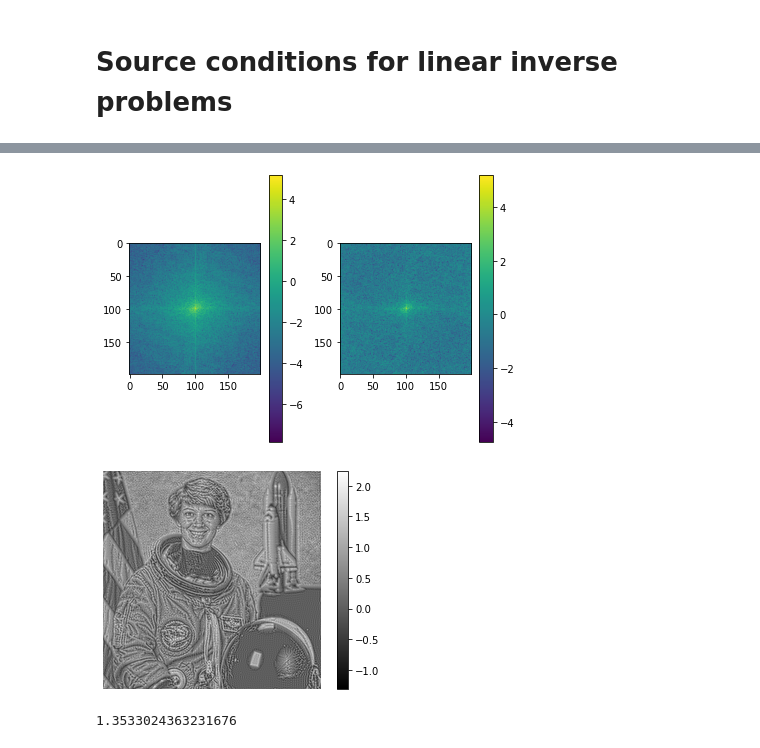
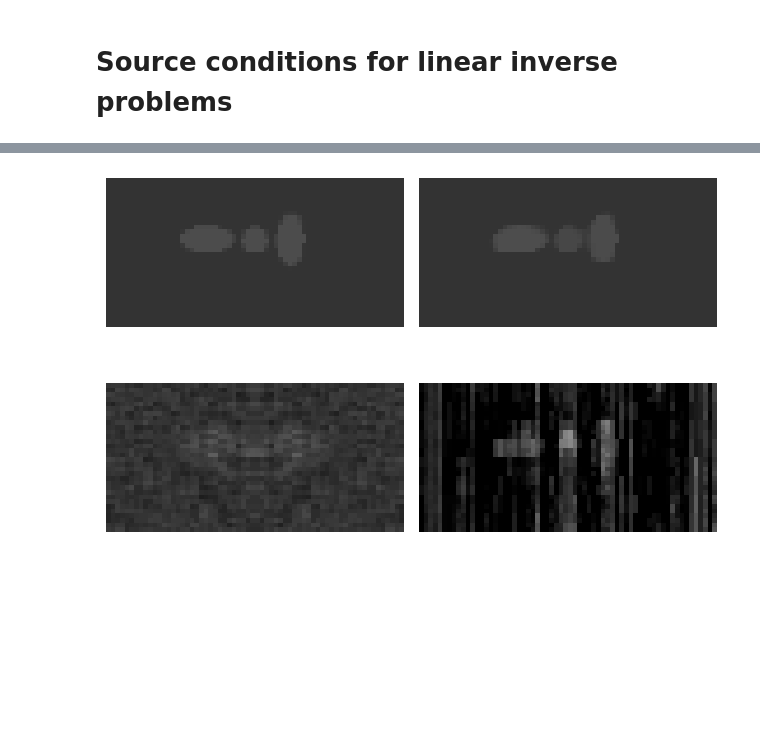
Before and after one commit to martinbenning/source-conditions, a Jupyter notebook: source-condition-main/Estimate optimal Hadamard sampling pattern for ROF reconstruction.ipynb, the cells around one changed output, grey strips where cells are left out. Drawn from its saved outputs; the diff is of its cells as text; code cells hidden in the pictures; blank space fills up the shorter version.

```diff
--- a/source-condition-main/Estimate optimal Hadamard sampling pattern for ROF reconstruction.ipynb
+++ b/source-condition-main/Estimate optimal Hadamard sampling pattern for ROF reconstruction.ipynb
@@ -170,0 +171,6 @@ bregman_gradient_2 = lambda arguments: G @ (G.T @ arguments[1] - K.T @ arguments
+# %%
+H_new = FWHT_Subsampling(new_mask)
+alpha = 0.5
+new_data = alpha * palm_arguments[0] + H_new @ image
+imshow(H_new.T @ new_data, cmap='gray')
+colorbar();
@@ -283,13 +285,0 @@ savefig(path, dpi=None, facecolor='w', edgecolor='w',
-# %%
-imshow(log(visual_shift + abs(sub_sampled_coefficients[block_dimensions])))
-colorbar();
-# Save image
-ax = gca()
-ax.set_axis_off()
-if example == 'shepp_logan':
-    path = 'Data/Images/2DSC/shepp_logan_data_closeup.png'
-if example == 'astronaut':
-    path = 'Data/Images/2DSC/astronaut_data_closeup.png'
-savefig(path, dpi=None, facecolor='w', edgecolor='w',
-        orientation='portrait', format='png',
-        transparent=False, bbox_inches='tight', pad_inches=0.1)
@@ -298,29 +286,32 @@ savefig(path, dpi=None, facecolor='w', edgecolor='w',
-# %%
-subplot(1, 2, 1)
-imshow(log(visual_shift + abs(sub_sampled_coefficients[block_dimensions])))
-colorbar()
-subplot(1, 2, 2)
-imshow(log(visual_shift + abs(data)[block_dimensions]))
-colorbar()
-tight_layout();
-# %% [output]
-[figure, removed]
 # %%
-imshow(K.T @ data, cmap='gray')
-colorbar();
-# Save image
+if example == 'shepp_logan':
+    window = (slice(192, 224), slice(96, 160))
+if example == 'astronaut':
+    window = (slice(50, 150), slice(200, 300))
+subplot(2, 2, 1)
+imshow(image[window], cmap='gray', vmin=0, vmax=1)
 ax = gca()
 ax.set_axis_off()
+subplot(2, 2, 2)
+imshow(new_arguments[0][window], cmap='gray', vmin=0, vmax=1)
+ax = gca()
+ax.set_axis_off()
+subplot(2, 2, 3)
+imshow(test2[window], cmap='gray', vmin=0, vmax=1)
+ax = gca()
+ax.set_axis_off()
+subplot(2, 2, 4)
+imshow(test3[window], cmap='gray', vmin=0, vmax=1)
+ax = gca()
+ax.set_axis_off()
+tight_layout();
+# Save image
 if example == 'shepp_logan':
-    path = 'Data/Images/2DSC/shepp_logan_range_data_backprojection.png'
+    path = 'Data/Images/2DSC/shepp_logan_sparse_sanity_check_closeup.png'
 if example == 'astronaut':
-    path = 'Data/Images/2DSC/astronaut_range_data_backprojection.png'
+    path = 'Data/Images/2DSC/astronaut_sparse_sanity_check_closeup.png'
 savefig(path, dpi=None, facecolor='w', edgecolor='w',
         orientation='portrait', format='png',
         transparent=False, bbox_inches='tight', pad_inches=0.1)
 # %% [output]
-[figure, old version]
+[figure, new version]
-# %%
-print(max(abs(norm(argument2, 2, axis=2)).reshape(-1)))
-# %% [output]
-1.3533024363231676
```
Also changed, not shown: parts of 55 cells of this notebook, 13 other files.
